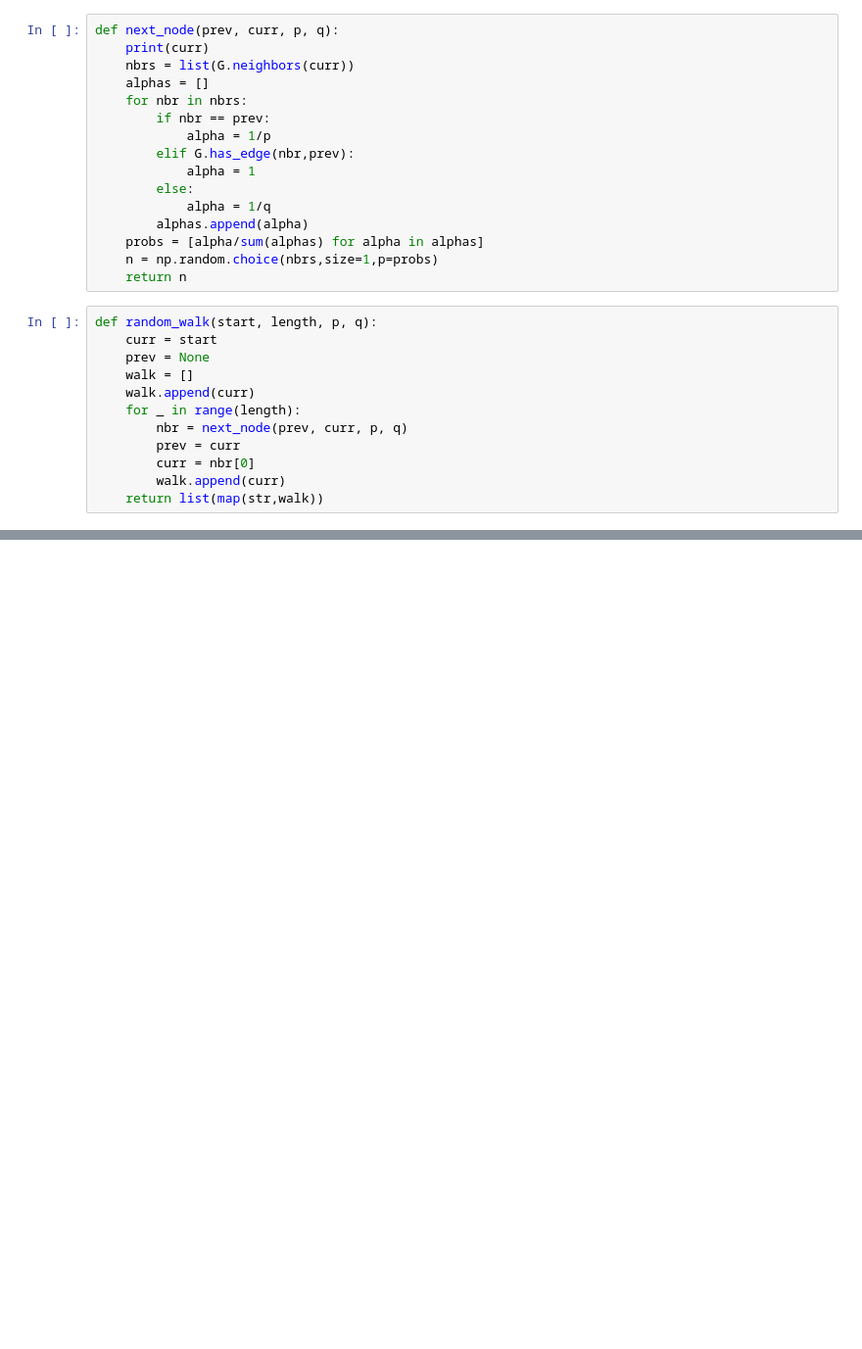
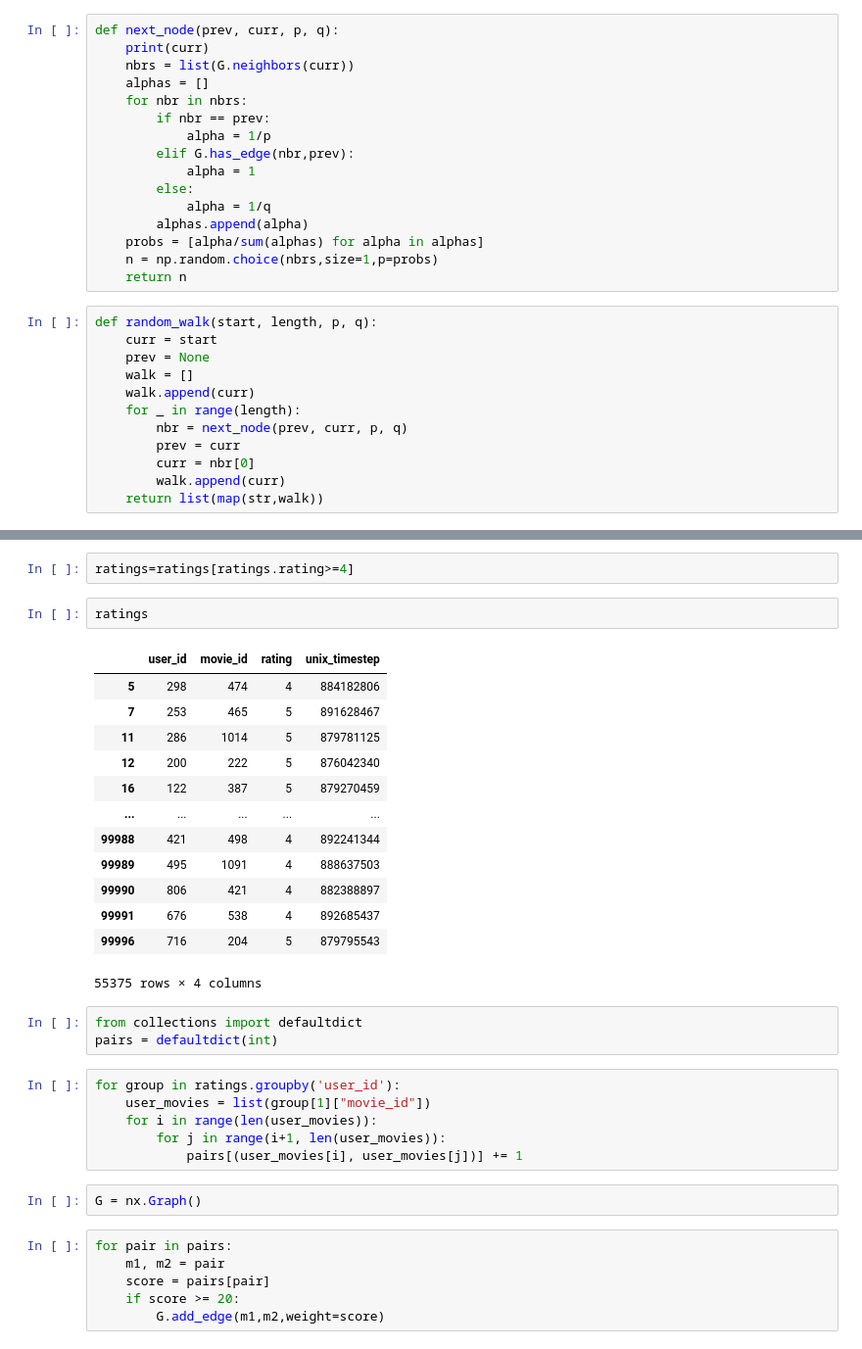
Before and after one commit to mirsoleimani/books, a Jupyter notebook: hands_on_graph_neural_networks_using_python/ch04.ipynb, the cells around one changed output, grey strips where cells are left out. Shown: that part at 98% size. Saved outputs shown, nothing was run; the diff lists cells and outputs as text; blank space fills up the shorter version.

```diff
--- a/hands_on_graph_neural_networks_using_python/ch04.ipynb
+++ b/hands_on_graph_neural_networks_using_python/ch04.ipynb
@@ -65,0 +92,35 @@ Error:
+# %%
+ratings=ratings[ratings.rating>=4]
+# %%
+ratings
+# %% [output]
+|  | user_id | movie_id | rating | unix_timestep |
+| 5 | 298 | 474 | 4 | 884182806 |
+| 7 | 253 | 465 | 5 | 891628467 |
+| 11 | 286 | 1014 | 5 | 879781125 |
+| 12 | 200 | 222 | 5 | 876042340 |
+| 16 | 122 | 387 | 5 | 879270459 |
+| ... | ... | ... | ... | ... |
+| 99988 | 421 | 498 | 4 | 892241344 |
+| 99989 | 495 | 1091 | 4 | 888637503 |
+| 99990 | 806 | 421 | 4 | 882388897 |
+| 99991 | 676 | 538 | 4 | 892685437 |
+| 99996 | 716 | 204 | 5 | 879795543 |
+55375 rows × 4 columns
+# %%
+from collections import defaultdict
+pairs = defaultdict(int)
+# %%
+for group in ratings.groupby('user_id'):
+    user_movies = list(group[1]["movie_id"])
+    for i in range(len(user_movies)):
+        for j in range(i+1, len(user_movies)):
+            pairs[(user_movies[i], user_movies[j])] += 1
+# %%
+G = nx.Graph()
+# %%
+for pair in pairs:
+    m1, m2 = pair
+    score = pairs[pair]
+    if score >= 20:
+        G.add_edge(m1,m2,weight=score)
```
Also changed, not shown: parts of 16 cells of this notebook.
